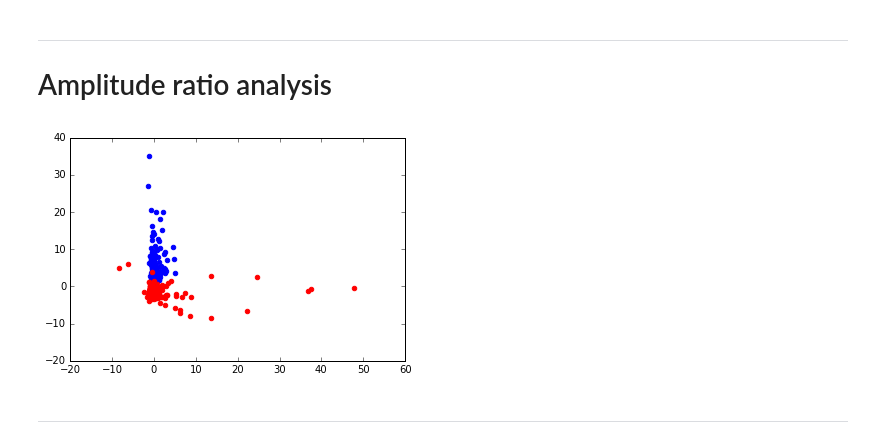
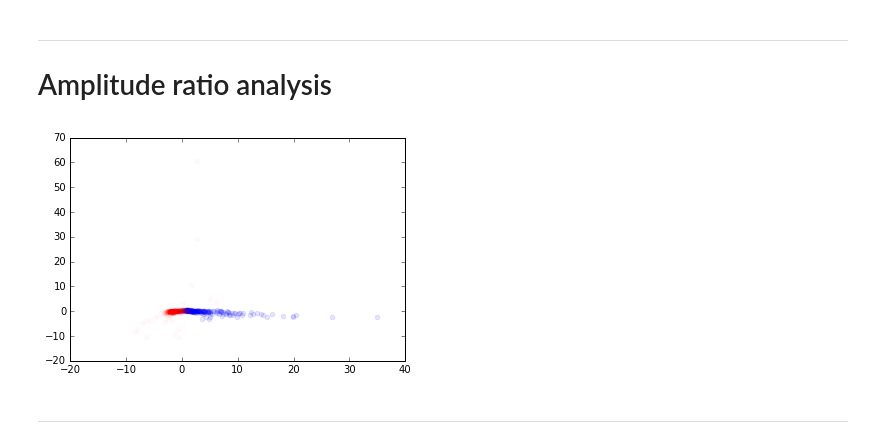
Before and after one commit to shifwang/MyShakeAnalysis, a Jupyter notebook: amplitude ratio analysis.ipynb, the cells around one changed output. Saved outputs shown, nothing was run; the diff lists cells and outputs as text; code cells hidden in the pictures.

```diff
--- a/amplitude ratio analysis.ipynb
+++ b/amplitude ratio analysis.ipynb
@@ -74,11 +74,11 @@ def pairwise_ratios(vec):
 # %%
 for (i,point) in enumerate(results.Y):
     if i < 192:
-        plt.scatter(point[3],point[2],color='blue')
+        plt.scatter(point[2],point[4],color='blue',alpha=0.2)
     else:
-        plt.scatter(point[3],point[2],color='red')
+        plt.scatter(point[2],point[4],color='red',alpha=0.05)
 # %% [output]
-[figure, old version]
+[figure, new version]
 # %% [markdown]
 _______________
 # %%
```
Also changed, not shown: parts of 4 cells of this notebook.
